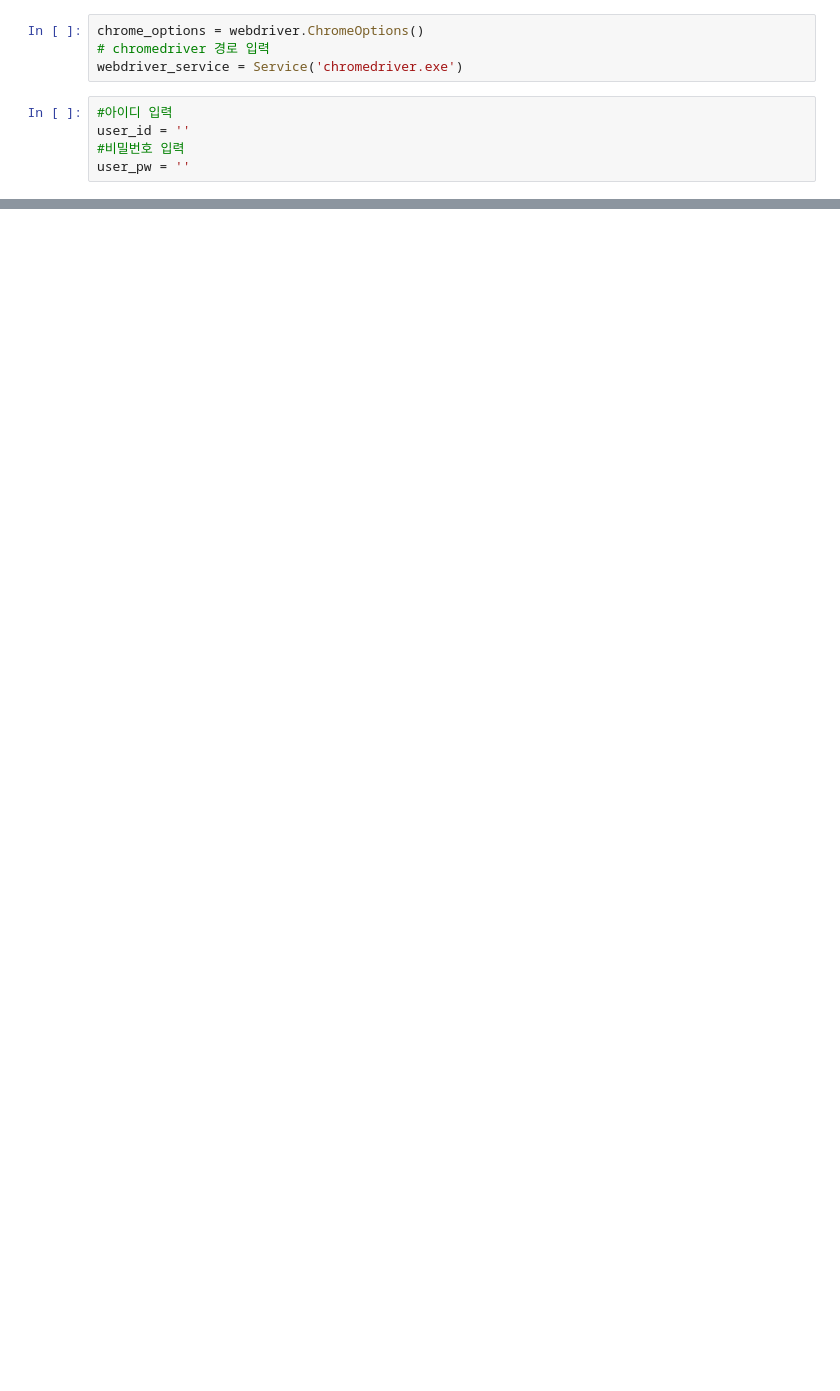
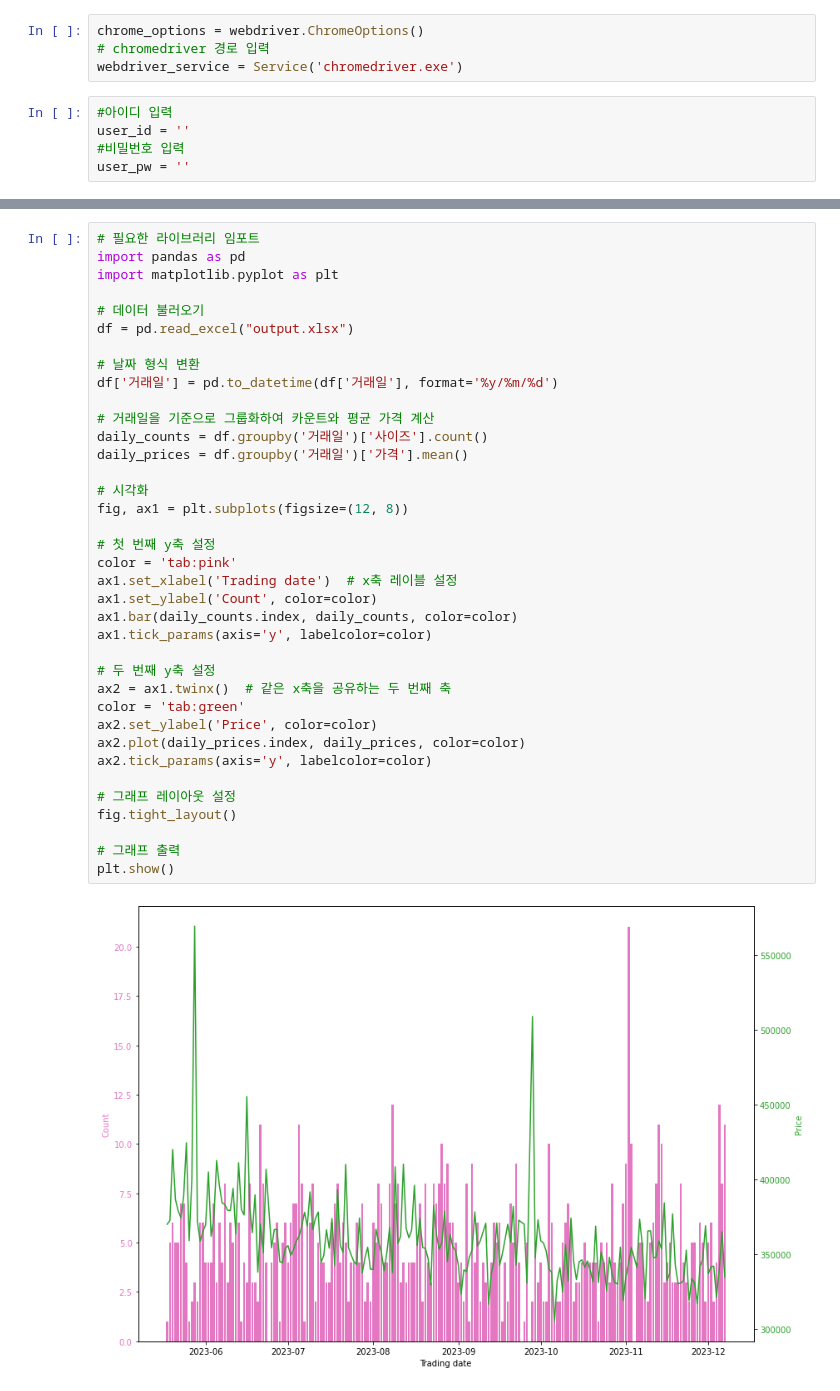
Before and after one commit to whcksdud/--_----_-----, a Jupyter notebook: cream_price_crawling.ipynb, the cells around one changed output, grey strips where cells are left out. Cells and saved outputs as stored; diff of their text form; blank space fills up the shorter version.

```diff
--- a/cream_price_crawling.ipynb
+++ b/cream_price_crawling.ipynb
@@ -274,3 +281,42 @@ df = pd.DataFrame(col_data, columns=['사이즈', '가격', '거래일'])
 # excel_filename 이름으로 엑셀 파일 저장
 excel_filename = 'output1.xlsx'
 df.to_excel(excel_filename, index=True)
+# %%
+# 필요한 라이브러리 임포트
+import pandas as pd
+import matplotlib.pyplot as plt
+
+# 데이터 불러오기
+df = pd.read_excel("output.xlsx")
+
+# 날짜 형식 변환
+df['거래일'] = pd.to_datetime(df['거래일'], format='%y/%m/%d')
+
+# 거래일을 기준으로 그룹화하여 카운트와 평균 가격 계산
+daily_counts = df.groupby('거래일')['사이즈'].count()
+daily_prices = df.groupby('거래일')['가격'].mean()
+
+# 시각화
+fig, ax1 = plt.subplots(figsize=(12, 8))
+
+# 첫 번째 y축 설정
+color = 'tab:pink'
+ax1.set_xlabel('Trading date')  # x축 레이블 설정
+ax1.set_ylabel('Count', color=color)
+ax1.bar(daily_counts.index, daily_counts, color=color)
+ax1.tick_params(axis='y', labelcolor=color)
+
+# 두 번째 y축 설정
+ax2 = ax1.twinx()  # 같은 x축을 공유하는 두 번째 축
+color = 'tab:green'
+ax2.set_ylabel('Price', color=color)
+ax2.plot(daily_prices.index, daily_prices, color=color)
+ax2.tick_params(axis='y', labelcolor=color)
+
+# 그래프 레이아웃 설정
+fig.tight_layout()
+
+# 그래프 출력
+plt.show()
+# %% [output]
+[figure, added]
```
Also changed, not shown: parts of 4 cells of this notebook.
